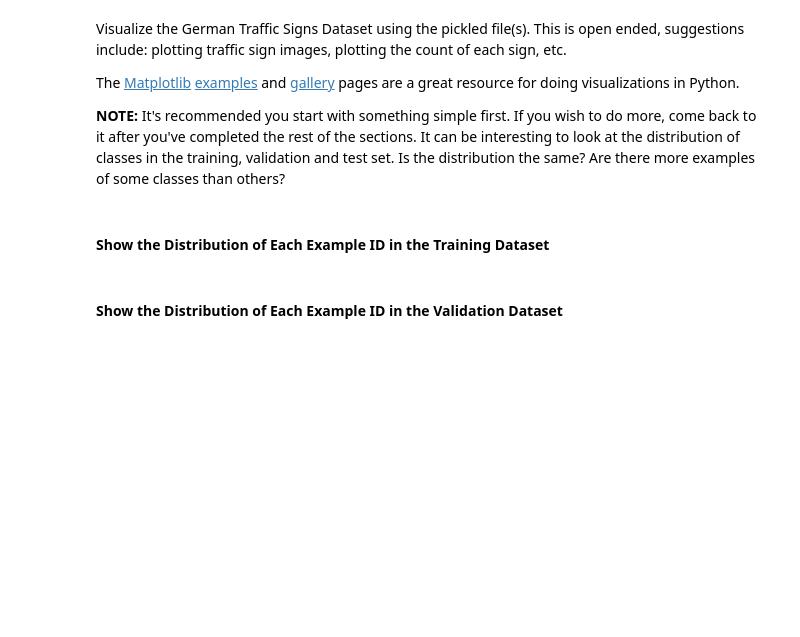
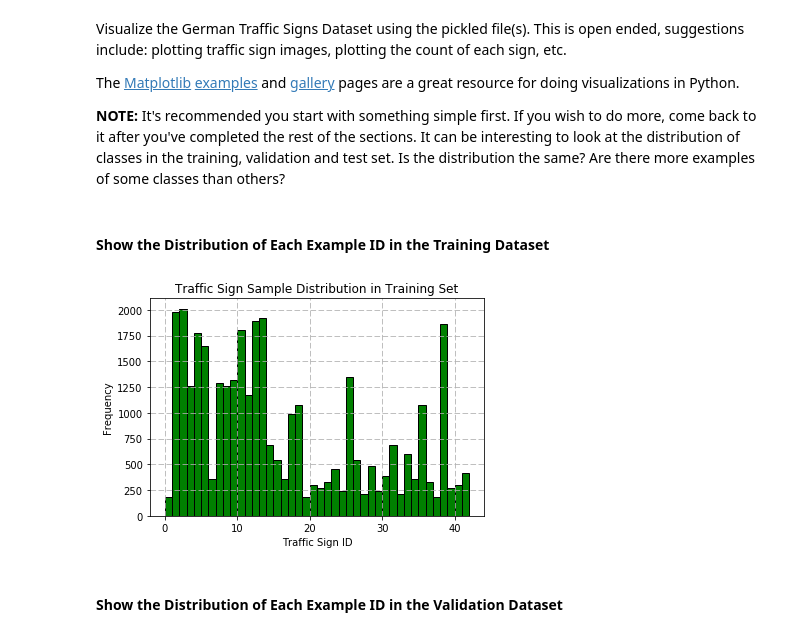
Before and after one commit to mscwu/udacity_traffic_sign_classification, a Jupyter notebook: Traffic_Sign_Classifier.ipynb, the cells around one changed output. Saved outputs shown, nothing was run; the diff lists cells and outputs as text; code cells hidden in the pictures; blank space fills up the shorter version.

```diff
--- a/Traffic_Sign_Classifier.ipynb
+++ b/Traffic_Sign_Classifier.ipynb
@@ -59,6 +60,7 @@ Complete the basic data summary below. Use python, numpy and/or pandas methods t
 ### Use python, pandas or numpy methods rather than hard coding the results
 import pandas as pd
 
+image_save_path = 'image_output/'
 sign_names = pd.read_csv('signnames.csv')
 # TODO: Number of training examples
 n_train = len(X_train)
@@ -97,11 +105,15 @@ import matplotlib.pyplot as plt
 # %% [markdown]
 #### Show the Distribution of Each Example ID in the Training Dataset
 # %%
+fig1 = plt.figure()
 plt.hist(y_train, n_classes-1, fc='g', ec='k')
 plt.xlabel('Traffic Sign ID')
 plt.ylabel('Frequency')
 plt.title('Traffic Sign Sample Distribution in Training Set')
 plt.grid(linestyle='--')
+fig1.savefig(os.path.join(image_save_path,'training _set_initial_sample_distribution.jpg'))
+# %% [output]
+[figure, added]
 # %% [markdown]
 #### Show the Distribution of Each Example ID in the Validation Dataset
 # %%
```
Also changed, not shown: parts of 24 cells of this notebook, 15 other files.
